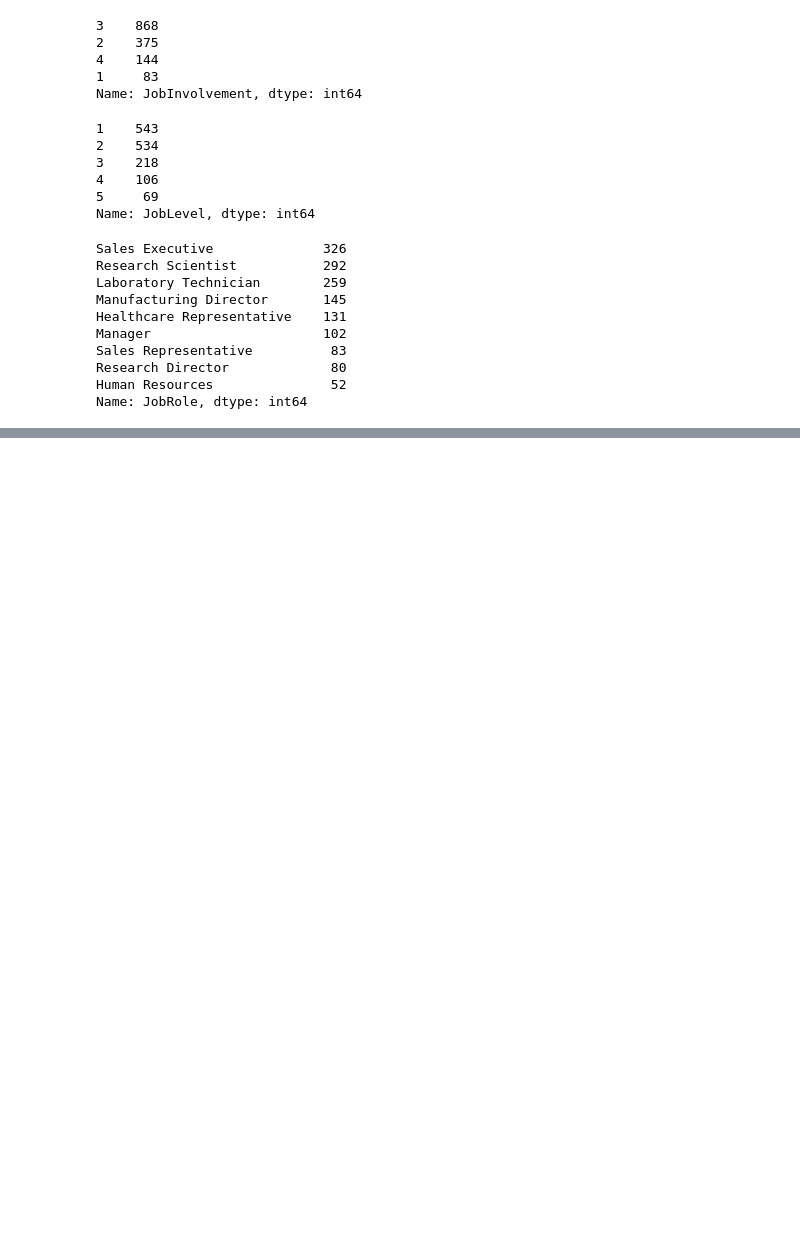
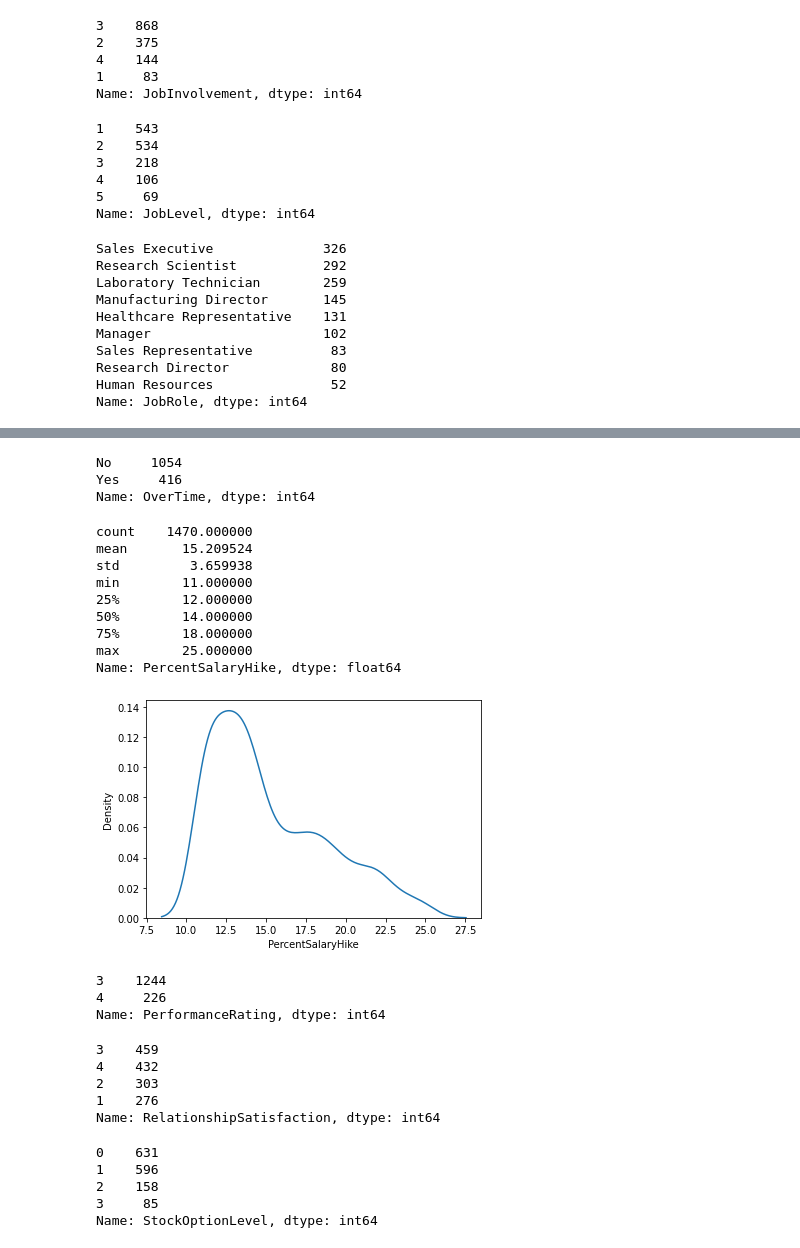
Before and after one commit to minstrel1149/HR_analytics_1, a Jupyter notebook: HR_data_EDA.ipynb, the cells around one changed output, grey strips where cells are left out. Drawn from its saved outputs; the diff is of its cells as text; code cells hidden in the pictures; blank space fills up the shorter version.

```diff
--- a/HR_data_EDA.ipynb
+++ b/HR_data_EDA.ipynb
@@ -216,0 +284,47 @@ Name: JobRole, dtype: int64
+# %%
+# OverTime
+hr_df['OverTime'].value_counts()
+# %% [output]
+No     1054
+Yes     416
+Name: OverTime, dtype: int64
+# %%
+# PercentSalaryHike
+sns.kdeplot(hr_df['PercentSalaryHike'])
+hr_df['PercentSalaryHike'].describe()
+# %% [output]
+count    1470.000000
+mean       15.209524
+std         3.659938
+min        11.000000
+25%        12.000000
+50%        14.000000
+75%        18.000000
+max        25.000000
+Name: PercentSalaryHike, dtype: float64
+[figure, added]
+# %%
+# PerformanceRating → rank scale인데, nominal scale로 활용할지, ratio scale로 활용할지 고민
+hr_df['PerformanceRating'].value_counts()
+# %% [output]
+3    1244
+4     226
+Name: PerformanceRating, dtype: int64
+# %%
+# RelationshipSatisfaction → rank scale인데, nominal scale로 활용할지, ratio scale로 활용할지 고민
+hr_df['RelationshipSatisfaction'].value_counts()
+# %% [output]
+3    459
+4    432
+2    303
+1    276
+Name: RelationshipSatisfaction, dtype: int64
+# %%
+# StockOptionLevel → rank scale인데, nominal scale로 활용할지, ratio scale로 활용할지 고민
+hr_df['StockOptionLevel'].value_counts()
+# %% [output]
+0    631
+1    596
+2    158
+3     85
+Name: StockOptionLevel, dtype: int64
```
Also changed, not shown: parts of 18 cells of this notebook, 1 other file.
